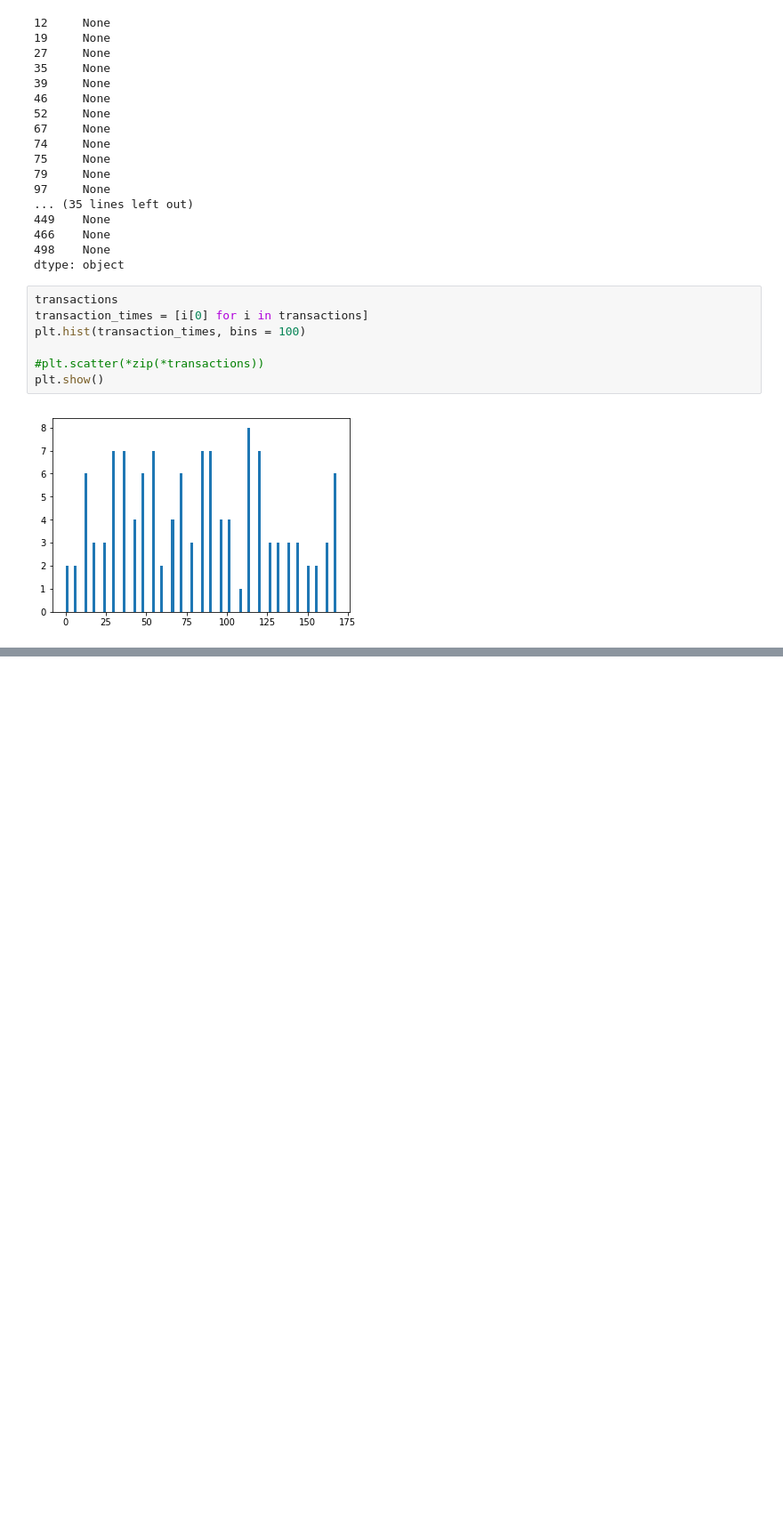
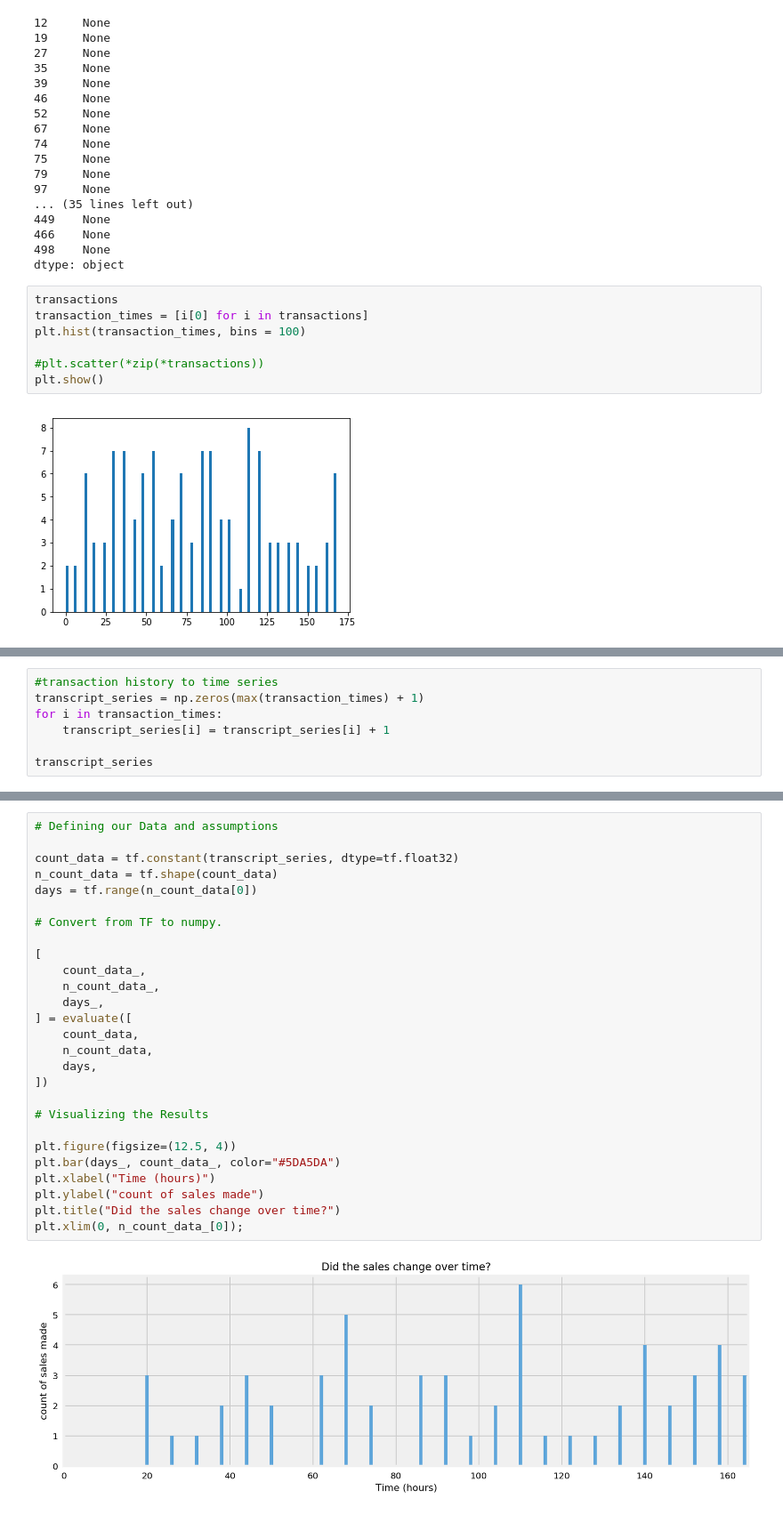
Before and after one commit to ismith1024/Udacity_Capstone, a Jupyter notebook: Starbucks_Capstone_notebook.ipynb, the cells around one changed output, grey strips where cells are left out. Shown: that part at 89% size. Cells and saved outputs as stored; diff of their text form; blank space fills up the shorter version.

Commit message:
evaluate tensorflow

```diff
--- a/Starbucks_Capstone_notebook.ipynb
+++ b/Starbucks_Capstone_notebook.ipynb
@@ -652,0 +784,7 @@ plt.show()
+# %%
+#transaction history to time series
+transcript_series = np.zeros(max(transaction_times) + 1)
+for i in transaction_times:
+    transcript_series[i] = transcript_series[i] + 1
+
+transcript_series
@@ -652,0 +802,29 @@ plt.show()
+# %%
+# Defining our Data and assumptions
+
+count_data = tf.constant(transcript_series, dtype=tf.float32)
+n_count_data = tf.shape(count_data)
+days = tf.range(n_count_data[0])
+
+# Convert from TF to numpy.
+
+[
+    count_data_,
+    n_count_data_,
+    days_,
+] = evaluate([
+    count_data,
+    n_count_data,
+    days,
+])
+
+# Visualizing the Results
+
+plt.figure(figsize=(12.5, 4))
+plt.bar(days_, count_data_, color="#5DA5DA")
+plt.xlabel("Time (hours)")
+plt.ylabel("count of sales made")
+plt.title("Did the sales change over time?")
+plt.xlim(0, n_count_data_[0]);
+# %% [output]
+[figure, added]
```
Also changed, not shown: parts of 12 cells of this notebook, 1 other file.
